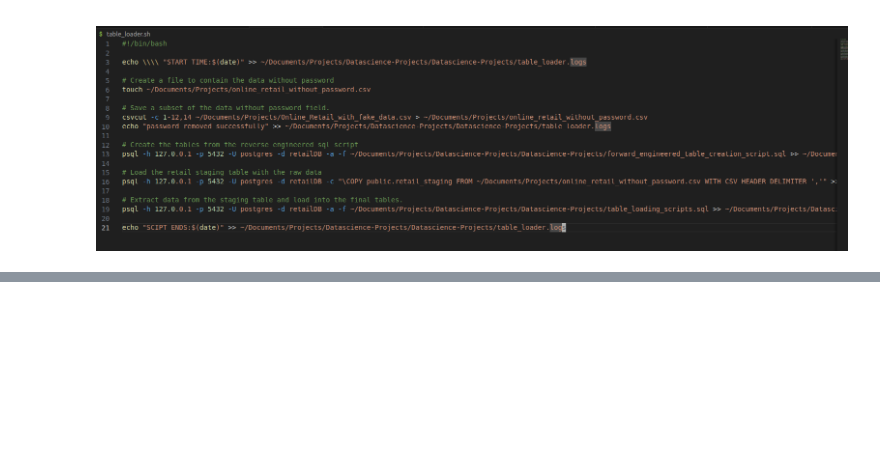
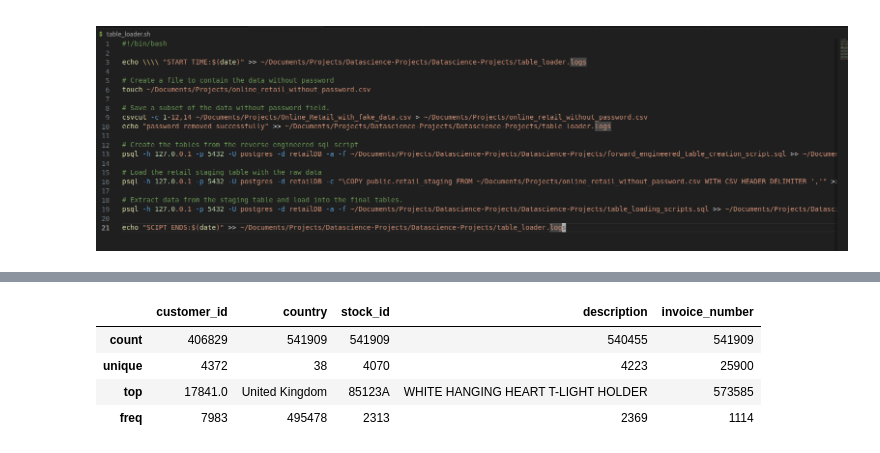
Before and after one commit to asoyewole/Customer-Segmentation-Project-for-a-Retail-Company, a Jupyter notebook: Segmentation and Recommendation project.ipynb, the cells around one changed output, grey strips where cells are left out. Cells and saved outputs as stored; diff of their text form; code cells hidden in the pictures; blank space fills up the shorter version.

```diff
--- a/Segmentation and Recommendation project.ipynb
+++ b/Segmentation and Recommendation project.ipynb
@@ -86,0 +165,8 @@ conn.close()
+# %%
+df.describe(include='object')
+# %% [output]
+|  | customer_id | country | stock_id | description | invoice_number |
+| count | 406829 | 541909 | 541909 | 540455 | 541909 |
+| unique | 4372 | 38 | 4070 | 4223 | 25900 |
+| top | 17841.0 | United Kingdom | 85123A | WHITE HANGING HEART T-LIGHT HOLDER | 573585 |
+| freq | 7983 | 495478 | 2313 | 2369 | 1114 |
```
Also changed, not shown: parts of 15 cells of this notebook.
